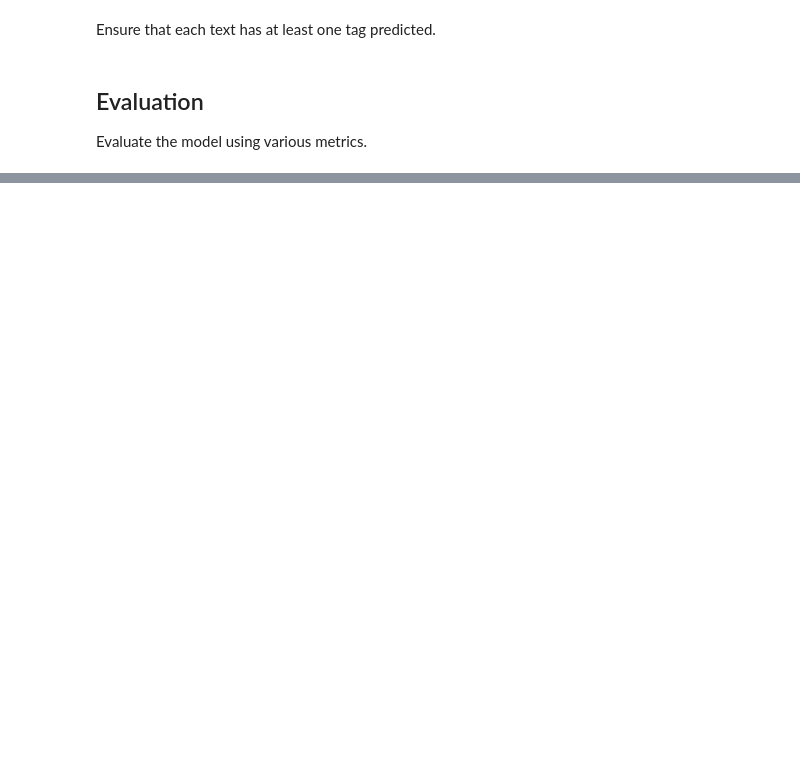
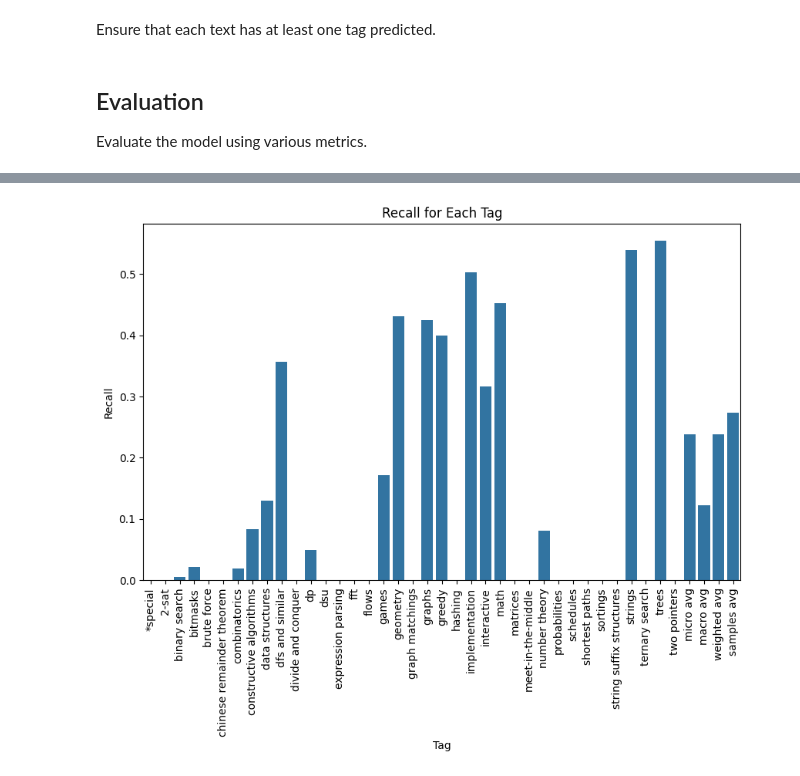
Before and after one commit to ARJ-Code/codeforce-tag-predictor, a Jupyter notebook: src/naive bayes model/naive-bayes-model.ipynb, the cells around one changed output, grey strips where cells are left out. Cells and saved outputs as stored; diff of their text form; code cells hidden in the pictures; blank space fills up the shorter version.

```diff
--- a/src/naive bayes model/naive-bayes-model.ipynb
+++ b/src/naive bayes model/naive-bayes-model.ipynb
@@ -137,0 +124,10 @@ two pointers: 94.40%
+# %%
+plt.figure(figsize=(10, 6))
+sns.barplot(x=report_df.index, y='recall', data=report_df)
+plt.xticks(rotation=90)
+plt.title('Recall for Each Tag')
+plt.xlabel('Tag')
+plt.ylabel('Recall')
+plt.show()
+# %% [output]
+[figure, added]
```
Also changed, not shown: parts of 10 cells of this notebook.
